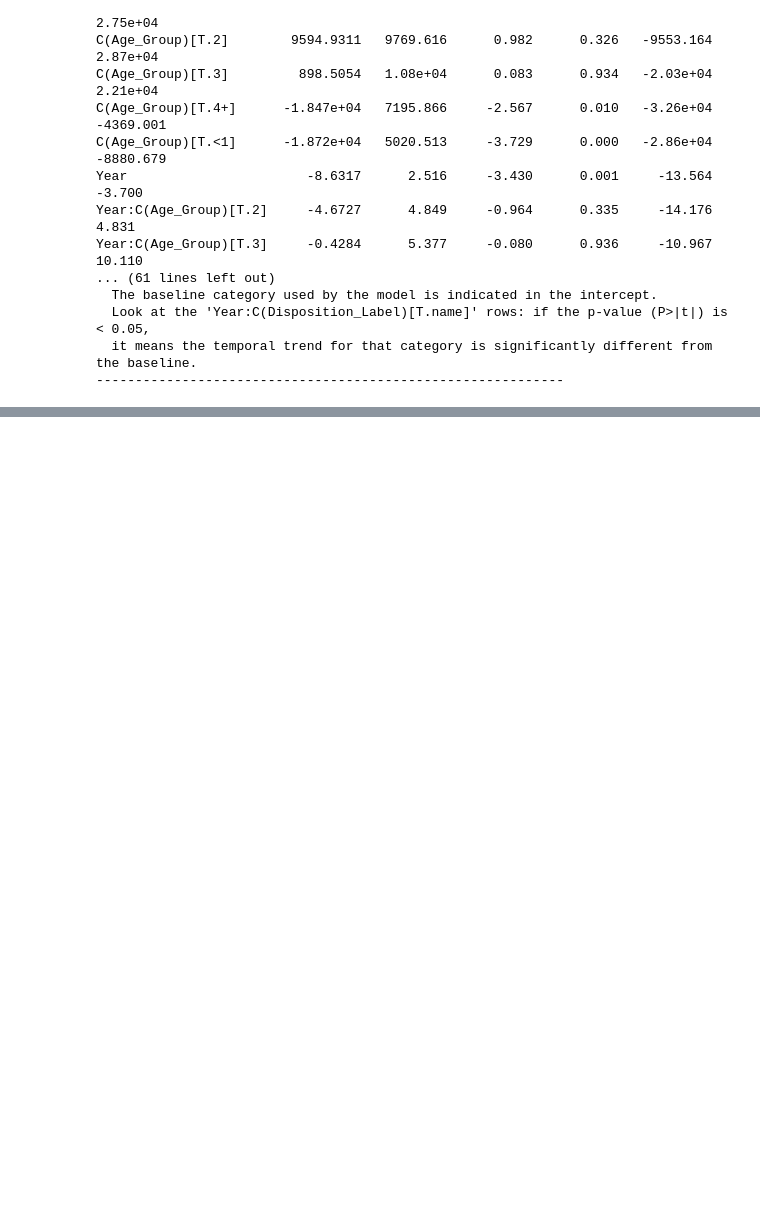
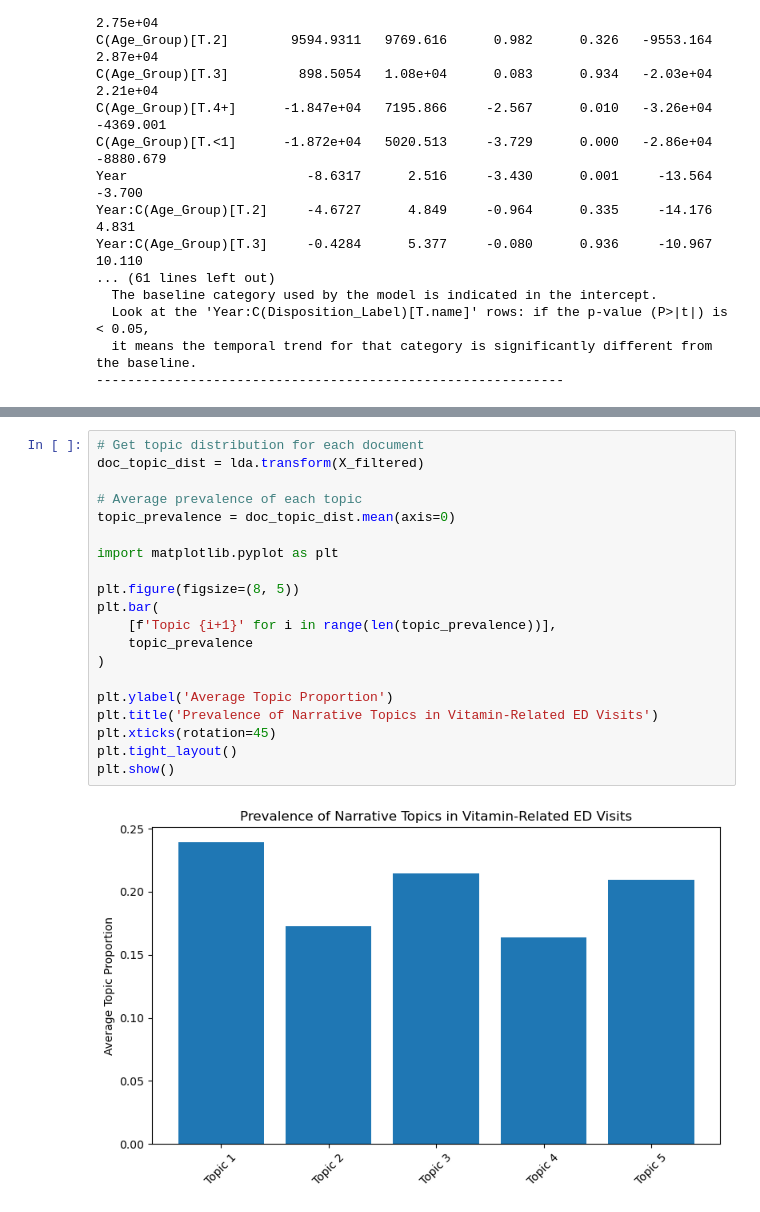
Before and after one commit to fede-giorgi/vitamins, a Jupyter notebook: temporal_analysis.ipynb, the cells around one changed output, grey strips where cells are left out. Saved outputs shown, nothing was run; the diff lists cells and outputs as text; blank space fills up the shorter version.

```diff
--- a/temporal_analysis.ipynb
+++ b/temporal_analysis.ipynb
@@ -586,0 +721,22 @@ Year:C(Age_Group)[T.3]     -0.4284      5.377     -0.080      0.936     -10.967
+# %%
+# Get topic distribution for each document
+doc_topic_dist = lda.transform(X_filtered)
+
+# Average prevalence of each topic
+topic_prevalence = doc_topic_dist.mean(axis=0)
+
+import matplotlib.pyplot as plt
+
+plt.figure(figsize=(8, 5))
+plt.bar(
+    [f'Topic {i+1}' for i in range(len(topic_prevalence))],
+    topic_prevalence
+)
+
+plt.ylabel('Average Topic Proportion')
+plt.title('Prevalence of Narrative Topics in Vitamin-Related ED Visits')
+plt.xticks(rotation=45)
+plt.tight_layout()
+plt.show()
+# %% [output]
+[figure, added]
```
Also changed, not shown: parts of 18 cells of this notebook, 1 other file.
